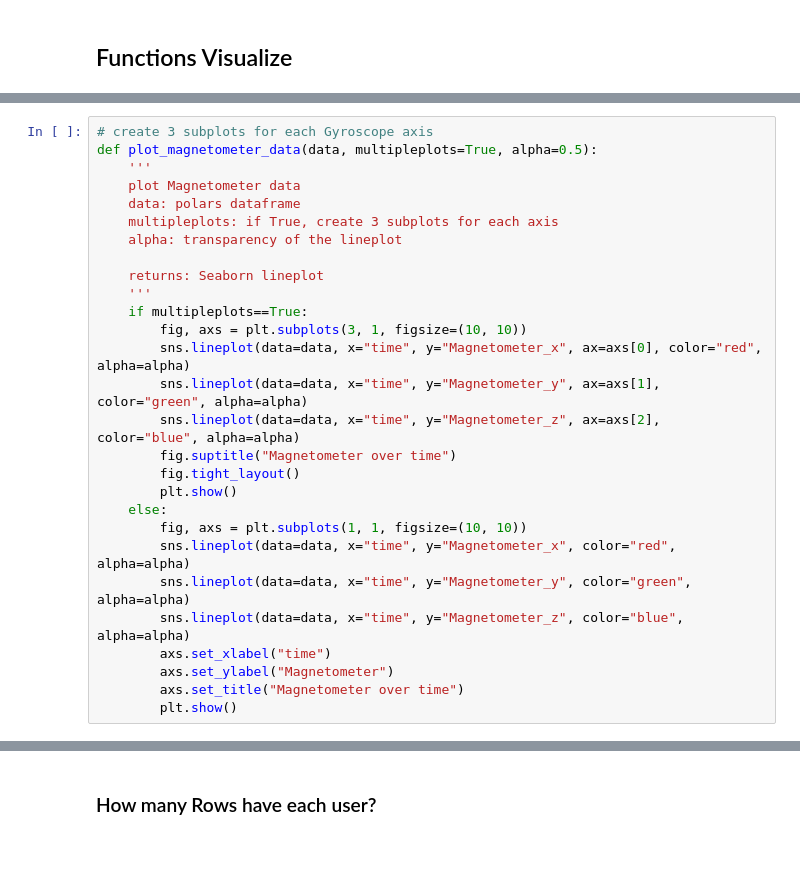
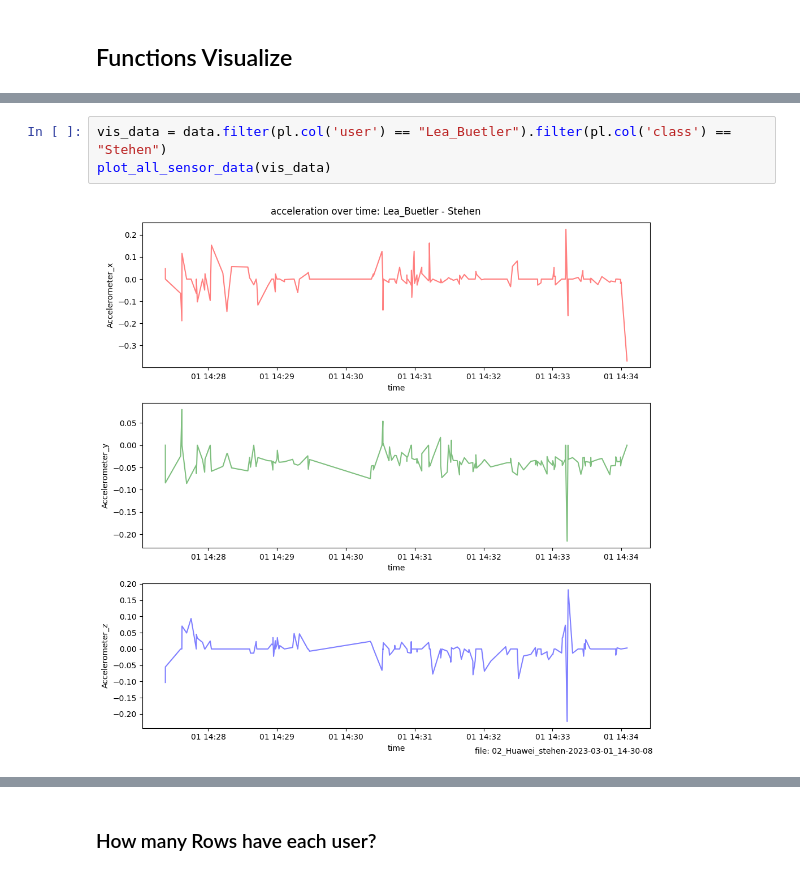
Before and after one commit to CDL1-Sensor/Sensor_Data-Wrangling-und-EDA, a Jupyter notebook: index.ipynb, the cells around one changed output, grey strips where cells are left out. Saved outputs shown, nothing was run; the diff lists cells and outputs as text.

```diff
--- a/index.ipynb
+++ b/index.ipynb
@@ -141,28 +189,5 @@ def plot_gyroscope_data(data, multipleplots=True, alpha=0.5):
-# %%
-# create 3 subplots for each Gyroscope axis
-def plot_magnetometer_data(data, multipleplots=True, alpha=0.5):
-    '''
-    plot Magnetometer data
-    data: polars dataframe
-    multipleplots: if True, create 3 subplots for each axis
-    alpha: transparency of the lineplot
-
-    returns: Seaborn lineplot
-    '''
-    if multipleplots==True:
-        fig, axs = plt.subplots(3, 1, figsize=(10, 10))
-        sns.lineplot(data=data, x="time", y="Magnetometer_x", ax=axs[0], color="red", alpha=alpha)
-        sns.lineplot(data=data, x="time", y="Magnetometer_y", ax=axs[1], color="green", alpha=alpha)
-        sns.lineplot(data=data, x="time", y="Magnetometer_z", ax=axs[2], color="blue", alpha=alpha)
-        fig.suptitle("Magnetometer over time")
-        fig.tight_layout()
-        plt.show()
-    else:
-        fig, axs = plt.subplots(1, 1, figsize=(10, 10))
-        sns.lineplot(data=data, x="time", y="Magnetometer_x", color="red", alpha=alpha)
-        sns.lineplot(data=data, x="time", y="Magnetometer_y", color="green", alpha=alpha)
-        sns.lineplot(data=data, x="time", y="Magnetometer_z", color="blue", alpha=alpha)
-        axs.set_xlabel("time")
-        axs.set_ylabel("Magnetometer")
-        axs.set_title("Magnetometer over time")
-        plt.show()
+# %%
+vis_data = data.filter(pl.col('user') == "Lea_Buetler").filter(pl.col('class') == "Stehen")
+plot_all_sensor_data(vis_data)
+# %% [output]
+[figure, added]
```
Also changed, not shown: parts of 15 cells of this notebook.
